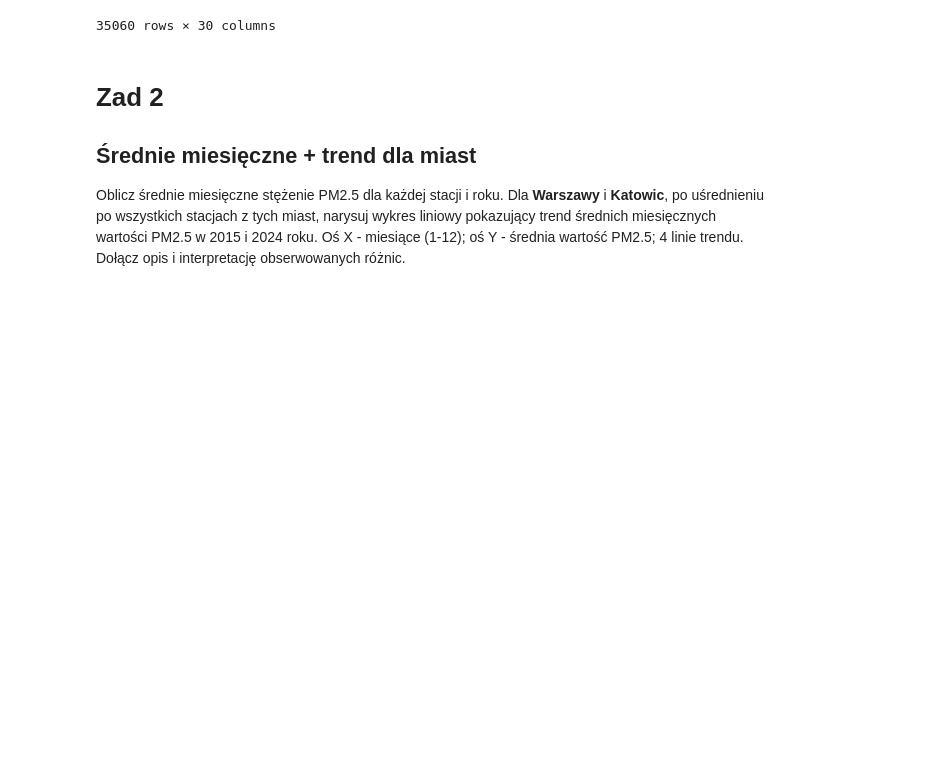
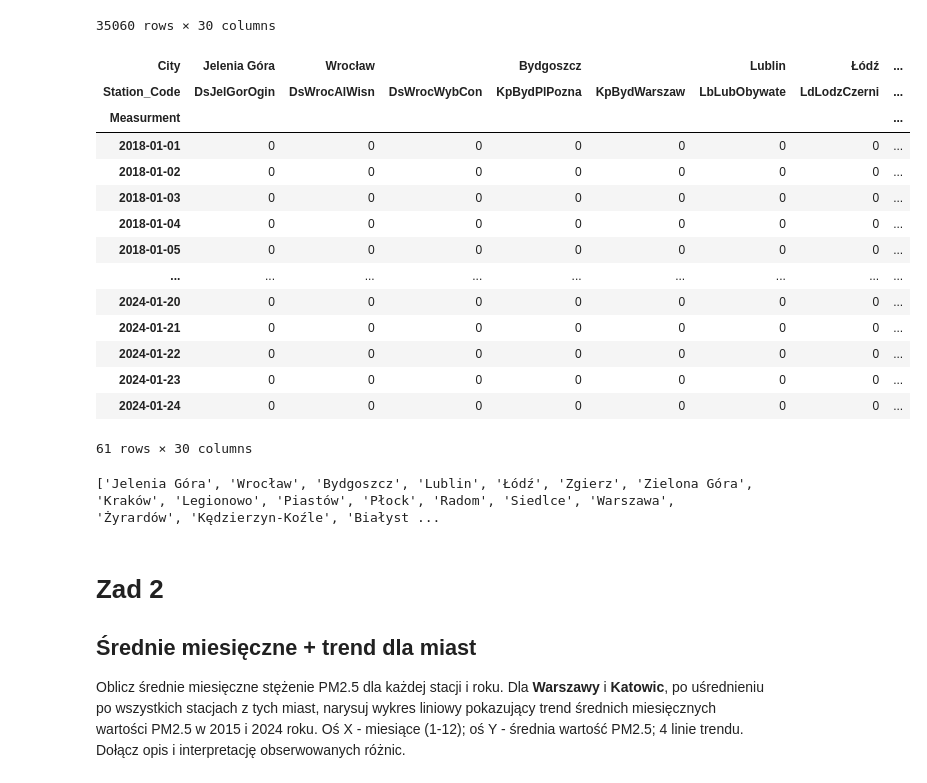
Before and after one commit to ejhuus/ZTP3_gr3, a Jupyter notebook: main.ipynb, the cells around one changed output. Drawn from its saved outputs; the diff is of its cells as text; code cells hidden in the pictures; blank space fills up the shorter version.

```diff
--- a/main.ipynb
+++ b/main.ipynb
@@ -104,6 +103,37 @@ final_df
 | 2024-12-31 22:00:00.000 | 72.700 | 30.2 | 17.4000 | 14.5 | 29.3 | 26.9000 | 31.70 | ... |
 | 2024-12-31 23:00:00.000 | 79.900 | 36.0 | 23.6000 | 14.5 | 16.0 | 23.5000 | 26.80 | ... |
 35060 rows × 30 columns
+# %%
+test = final_df.copy()
+daily_missing = (
+    test
+    .isna()                     # True = brak pomiaru
+    .resample('D')              # grupowanie dzienne po czasie
+    .sum()                      # ile braków w dniu (True → 1)
+)
+daily_missing_nonzero = daily_missing.loc[(daily_missing > 12).any(axis=1)]
+daily_missing_nonzero
+# %% [output]
+| City | Jelenia Góra | Wrocław |  | Bydgoszcz |  | Lublin | Łódź | ... |
+| Station_Code | DsJelGorOgin | DsWrocAlWisn | DsWrocWybCon | KpBydPlPozna | KpBydWarszaw | LbLubObywate | LdLodzCzerni | ... |
+| Measurment |  |  |  |  |  |  |  | ... |
+| 2018-01-01 | 0 | 0 | 0 | 0 | 0 | 0 | 0 | ... |
+| 2018-01-02 | 0 | 0 | 0 | 0 | 0 | 0 | 0 | ... |
+| 2018-01-03 | 0 | 0 | 0 | 0 | 0 | 0 | 0 | ... |
+| 2018-01-04 | 0 | 0 | 0 | 0 | 0 | 0 | 0 | ... |
+| 2018-01-05 | 0 | 0 | 0 | 0 | 0 | 0 | 0 | ... |
+| ... | ... | ... | ... | ... | ... | ... | ... | ... |
+| 2024-01-20 | 0 | 0 | 0 | 0 | 0 | 0 | 0 | ... |
+| 2024-01-21 | 0 | 0 | 0 | 0 | 0 | 0 | 0 | ... |
+| 2024-01-22 | 0 | 0 | 0 | 0 | 0 | 0 | 0 | ... |
+| 2024-01-23 | 0 | 0 | 0 | 0 | 0 | 0 | 0 | ... |
+| 2024-01-24 | 0 | 0 | 0 | 0 | 0 | 0 | 0 | ... |
+61 rows × 30 columns
+# %%
+cities = final_df.columns.get_level_values('City').unique().tolist()
+print(cities)
+# %% [output]
+['Jelenia Góra', 'Wrocław', 'Bydgoszcz', 'Lublin', 'Łódź', 'Zgierz', 'Zielona Góra', 'Kraków', 'Legionowo', 'Piastów', 'Płock', 'Radom', 'Siedlce', 'Warszawa', 'Żyrardów', 'Kędzierzyn-Koźle', 'Białyst ...
 # %% [markdown]
 # Zad 2
 ## Średnie miesięczne + trend dla miast
```
Also changed, not shown: parts of 7 cells of this notebook, 3 other files.
